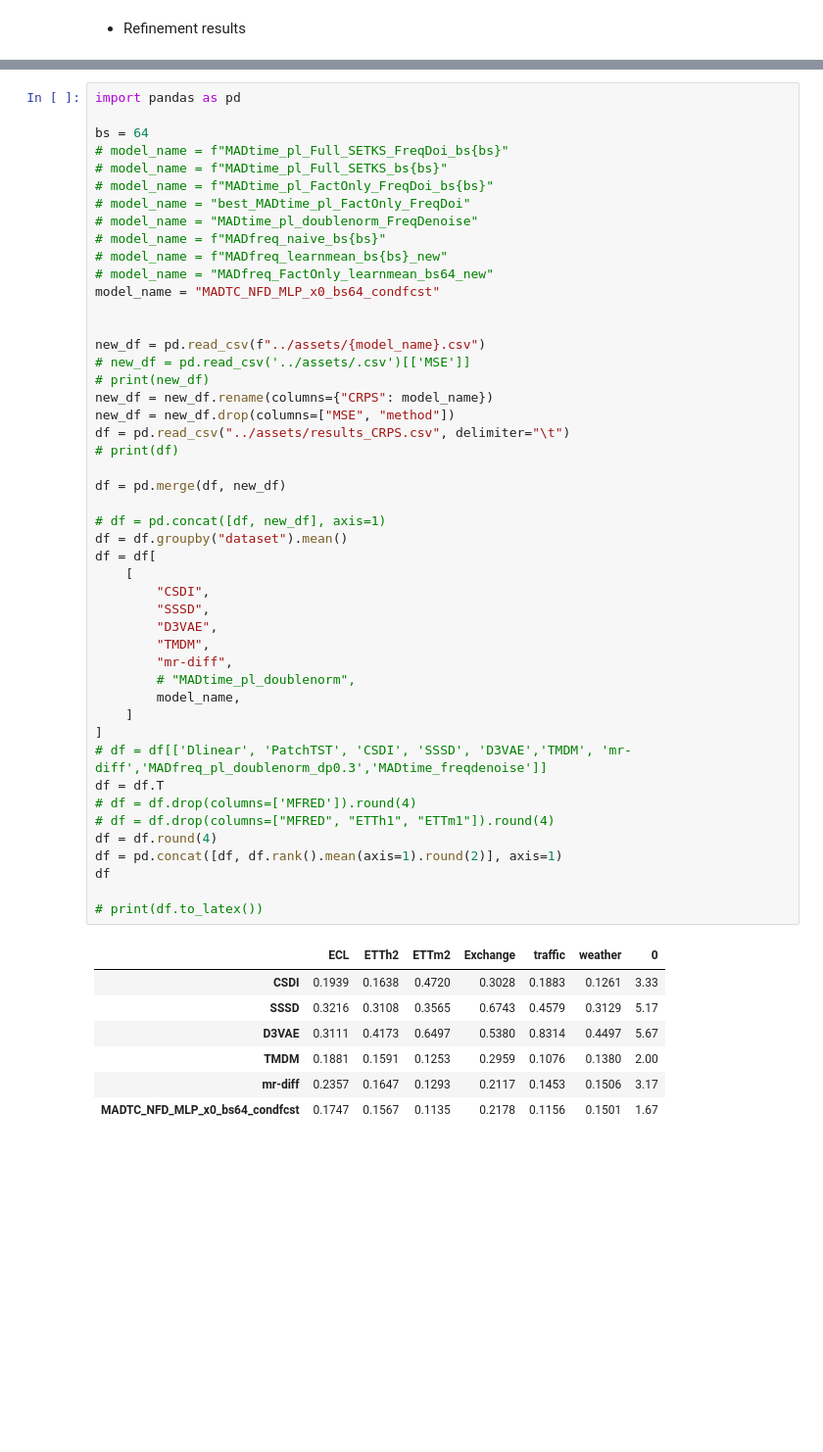
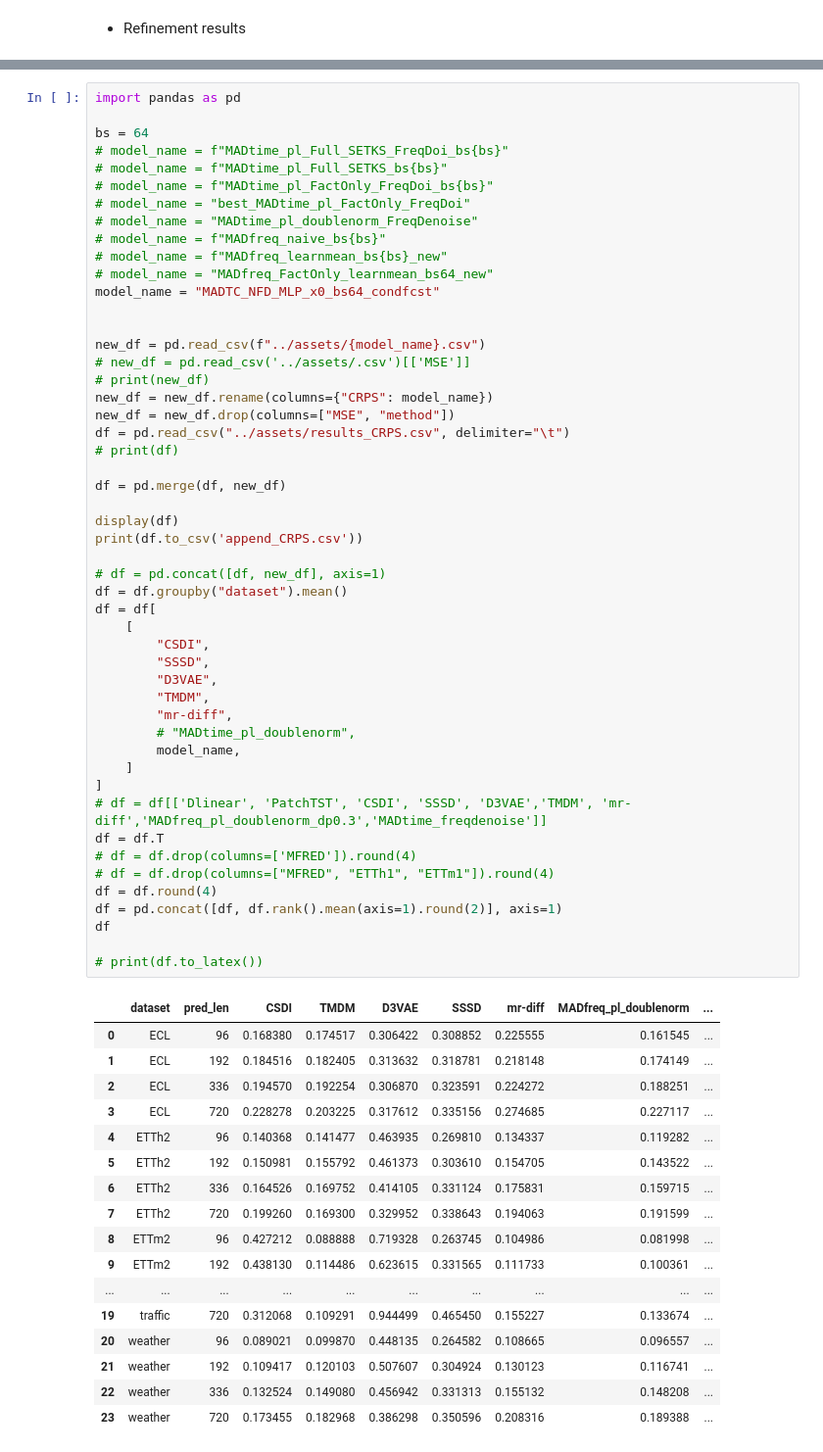
Before and after one commit to WillWang1113/Moving-Average-Diffusion, a Jupyter notebook: notebooks/benchdata_preprocess.ipynb, the cells around one changed output, grey strips where cells are left out. Shown at 98% size. Cells and saved outputs as stored; diff of their text form; blank space fills up the shorter version.

```diff
--- a/notebooks/benchdata_preprocess.ipynb
+++ b/notebooks/benchdata_preprocess.ipynb
@@ -518,37 +165,50 @@ new_df = pd.read_csv(f"../assets/{model_name}.csv")
 new_df = new_df.rename(columns={"CRPS": model_name})
 new_df = new_df.drop(columns=["MSE", "method"])
 df = pd.read_csv("../assets/results_CRPS.csv", delimiter="\t")
 # print(df)
 
 df = pd.merge(df, new_df)
 
+display(df)
+print(df.to_csv('append_CRPS.csv'))
+
 # df = pd.concat([df, new_df], axis=1)
 df = df.groupby("dataset").mean()
 df = df[
     [
         "CSDI",
         "SSSD",
         "D3VAE",
         "TMDM",
         "mr-diff",
         # "MADtime_pl_doublenorm",
         model_name,
     ]
 ]
 # df = df[['Dlinear', 'PatchTST', 'CSDI', 'SSSD', 'D3VAE','TMDM', 'mr-diff','MADfreq_pl_doublenorm_dp0.3','MADtime_freqdenoise']]
 df = df.T
 # df = df.drop(columns=['MFRED']).round(4)
 # df = df.drop(columns=["MFRED", "ETTh1", "ETTm1"]).round(4)
 df = df.round(4)
 df = pd.concat([df, df.rank().mean(axis=1).round(2)], axis=1)
 df
 
 # print(df.to_latex())
 # %% [output]
-|  | ECL | ETTh2 | ETTm2 | Exchange | traffic | weather | 0 |
-| CSDI | 0.1939 | 0.1638 | 0.4720 | 0.3028 | 0.1883 | 0.1261 | 3.33 |
-| SSSD | 0.3216 | 0.3108 | 0.3565 | 0.6743 | 0.4579 | 0.3129 | 5.17 |
-| D3VAE | 0.3111 | 0.4173 | 0.6497 | 0.5380 | 0.8314 | 0.4497 | 5.67 |
-| TMDM | 0.1881 | 0.1591 | 0.1253 | 0.2959 | 0.1076 | 0.1380 | 2.00 |
-| mr-diff | 0.2357 | 0.1647 | 0.1293 | 0.2117 | 0.1453 | 0.1506 | 3.17 |
-| MADTC_NFD_MLP_x0_bs64_condfcst | 0.1747 | 0.1567 | 0.1135 | 0.2178 | 0.1156 | 0.1501 | 1.67 |
+|  | dataset | pred_len | CSDI | TMDM | D3VAE | SSSD | mr-diff | MADfreq_pl_doublenorm | ... |
+| 0 | ECL | 96 | 0.168380 | 0.174517 | 0.306422 | 0.308852 | 0.225555 | 0.161545 | ... |
+| 1 | ECL | 192 | 0.184516 | 0.182405 | 0.313632 | 0.318781 | 0.218148 | 0.174149 | ... |
+| 2 | ECL | 336 | 0.194570 | 0.192254 | 0.306870 | 0.323591 | 0.224272 | 0.188251 | ... |
+| 3 | ECL | 720 | 0.228278 | 0.203225 | 0.317612 | 0.335156 | 0.274685 | 0.227117 | ... |
+| 4 | ETTh2 | 96 | 0.140368 | 0.141477 | 0.463935 | 0.269810 | 0.134337 | 0.119282 | ... |
+| 5 | ETTh2 | 192 | 0.150981 | 0.155792 | 0.461373 | 0.303610 | 0.154705 | 0.143522 | ... |
+| 6 | ETTh2 | 336 | 0.164526 | 0.169752 | 0.414105 | 0.331124 | 0.175831 | 0.159715 | ... |
+| 7 | ETTh2 | 720 | 0.199260 | 0.169300 | 0.329952 | 0.338643 | 0.194063 | 0.191599 | ... |
+| 8 | ETTm2 | 96 | 0.427212 | 0.088888 | 0.719328 | 0.263745 | 0.104986 | 0.081998 | ... |
+| 9 | ETTm2 | 192 | 0.438130 | 0.114486 | 0.623615 | 0.331565 | 0.111733 | 0.100361 | ... |
+| ... | ... | ... | ... | ... | ... | ... | ... | ... | ... |
+| 19 | traffic | 720 | 0.312068 | 0.109291 | 0.944499 | 0.465450 | 0.155227 | 0.133674 | ... |
+| 20 | weather | 96 | 0.089021 | 0.099870 | 0.448135 | 0.264582 | 0.108665 | 0.096557 | ... |
+| 21 | weather | 192 | 0.109417 | 0.120103 | 0.507607 | 0.304924 | 0.130123 | 0.116741 | ... |
+| 22 | weather | 336 | 0.132524 | 0.149080 | 0.456942 | 0.331313 | 0.155132 | 0.148208 | ... |
+| 23 | weather | 720 | 0.173455 | 0.182968 | 0.386298 | 0.350596 | 0.208316 | 0.189388 | ... |
```
Also changed, not shown: parts of 34 cells of this notebook, 32 other files.
